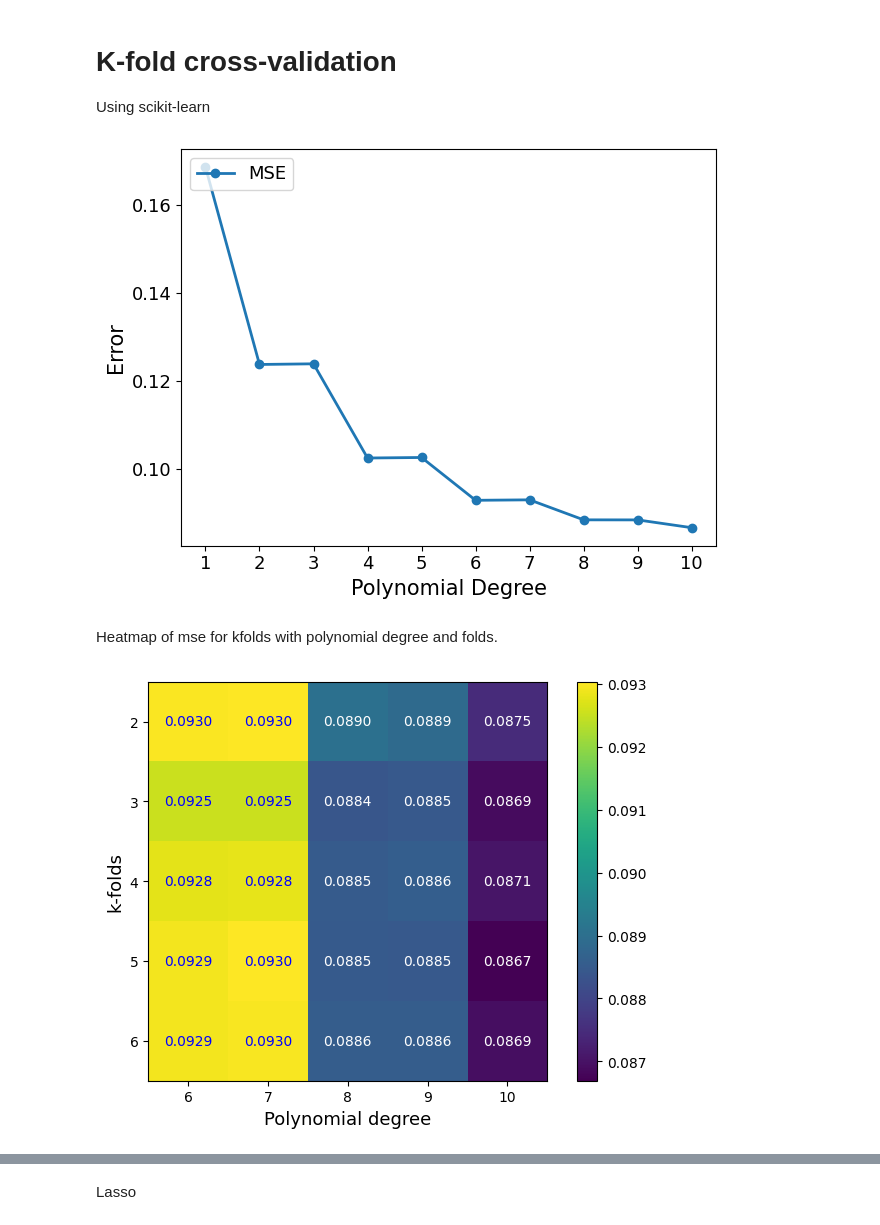
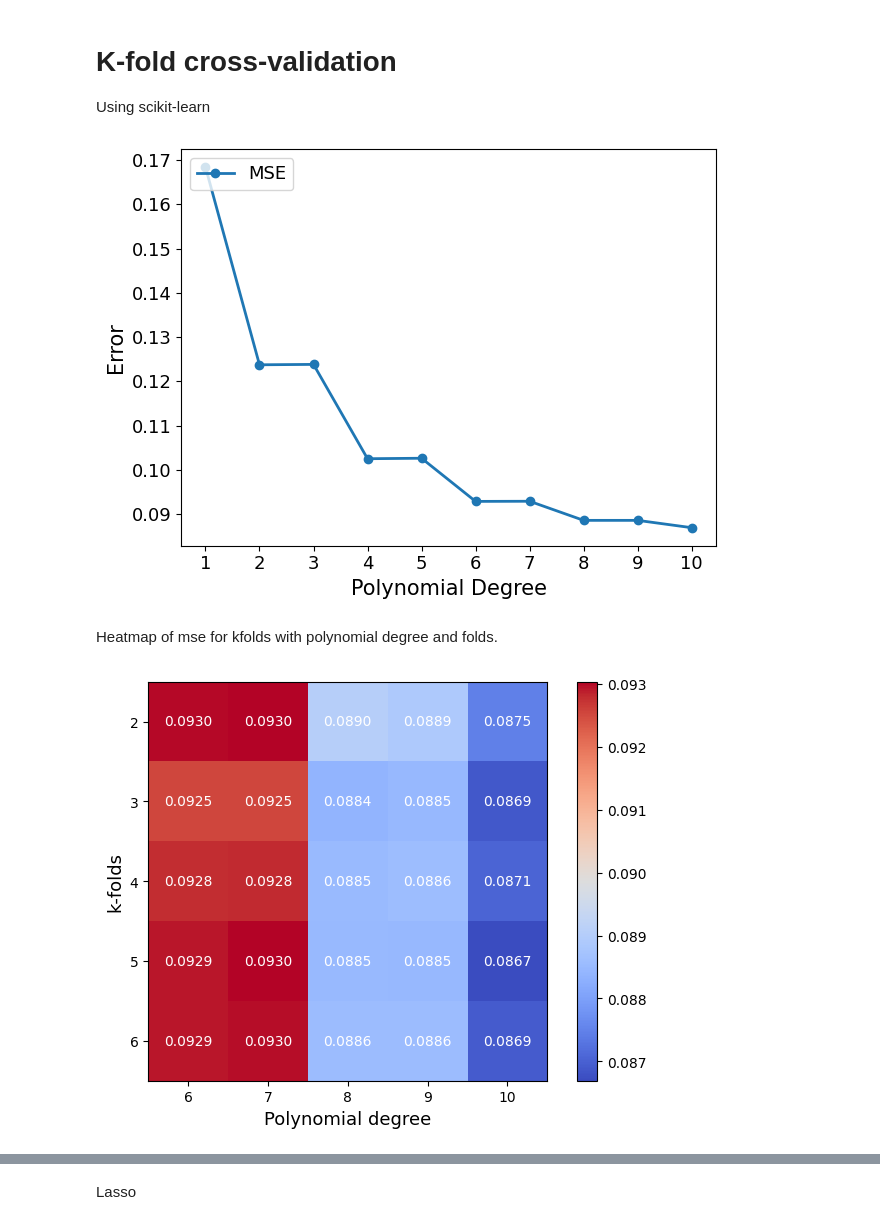
Before and after one commit to m-nader/FYS-STK4155-group14, a Jupyter notebook: project_1/Code/kfold.ipynb, the cells around one changed output, grey strips where cells are left out. Cells and saved outputs as stored; diff of their text form; code cells hidden in the pictures.

Commit message:
Updated figures

```diff
--- a/project_1/Code/kfold.ipynb
+++ b/project_1/Code/kfold.ipynb
@@ -25,11 +25,11 @@ x = np.linspace(-1,1, n).reshape(-1,1)
 np.random.shuffle(x)
 y = runge(x) + 0.1*np.random.normal(0,1, x.shape)
 
-maxdegree = 20
+maxdegree = 10
 degrees = range(1,maxdegree+1)
 
 # initialising kfolds
-k = 5
+k = 10
 kfold = KFold(n_splits= k)
 
 scores_kfold = np.zeros((maxdegree,k))
@@ -69,10 +69,10 @@ plt.xticks(degrees)
 plt.tick_params(axis='both', labelsize=13)
 plt.legend(fontsize=13, loc='upper left')
 plt.tight_layout(h_pad=3.0)  # Increase vertical space between plots
-plt.savefig("../Figures/kfold_k5_pmax10.png", dpi=300, bbox_inches='tight')
+# plt.savefig("../Figures/kfold_k5_pmax10.png", dpi=300, bbox_inches='tight')
 plt.show()
 # %% [output]
-[figure, old version]
+[figure, new version]
 # %% [markdown]
 Heatmap of mse for kfolds with polynomial degree and folds.
 # %%
@@ -125,31 +125,24 @@ for i in ks:
     mses[i-2,:] = np.mean(scores_kfold, axis = 1)
 # %%
 fig, ax = plt.subplots()
-im = ax.imshow(mses)
+im = ax.imshow(mses, cmap='coolwarm')
 ax.set_xticks(range(len(degrees)), labels=degrees)
 ax.set_yticks(range(len(ks)), labels=ks)
 
 for i in ks:
     for j in degrees:
-        value = mses[i-2,j-6]
-
-        if value > 0.091:
-            clr = 'b'
-        else:
-            clr = 'w'
-
-        text = ax.text(j-6, i-2, "{:.4f}".format(mses[i-2,j-6]), ha='center', va='center', color=clr)
+        text = ax.text(j-6, i-2, "{:.4f}".format(mses[i-2,j-6]), ha='center', va='center', color='w')
 
 # ax.set_title('MSE of cross validation')
 ax.set_xlabel('Polynomial degree', fontsize=13)
 ax.set_ylabel('k-folds', fontsize=13)
 
 fig.colorbar(im, ax=ax)
 fig.tight_layout()
 plt.savefig("../Figures/kfold_hetamap.png", dpi=300, bbox_inches='tight')
 plt.show()
 # %% [output]
-[figure, old version]
+[figure, new version]
 # %%
 # no of datapoints
 n = 1000
```
Also changed, not shown: parts of 4 cells of this notebook, 2 other files.
